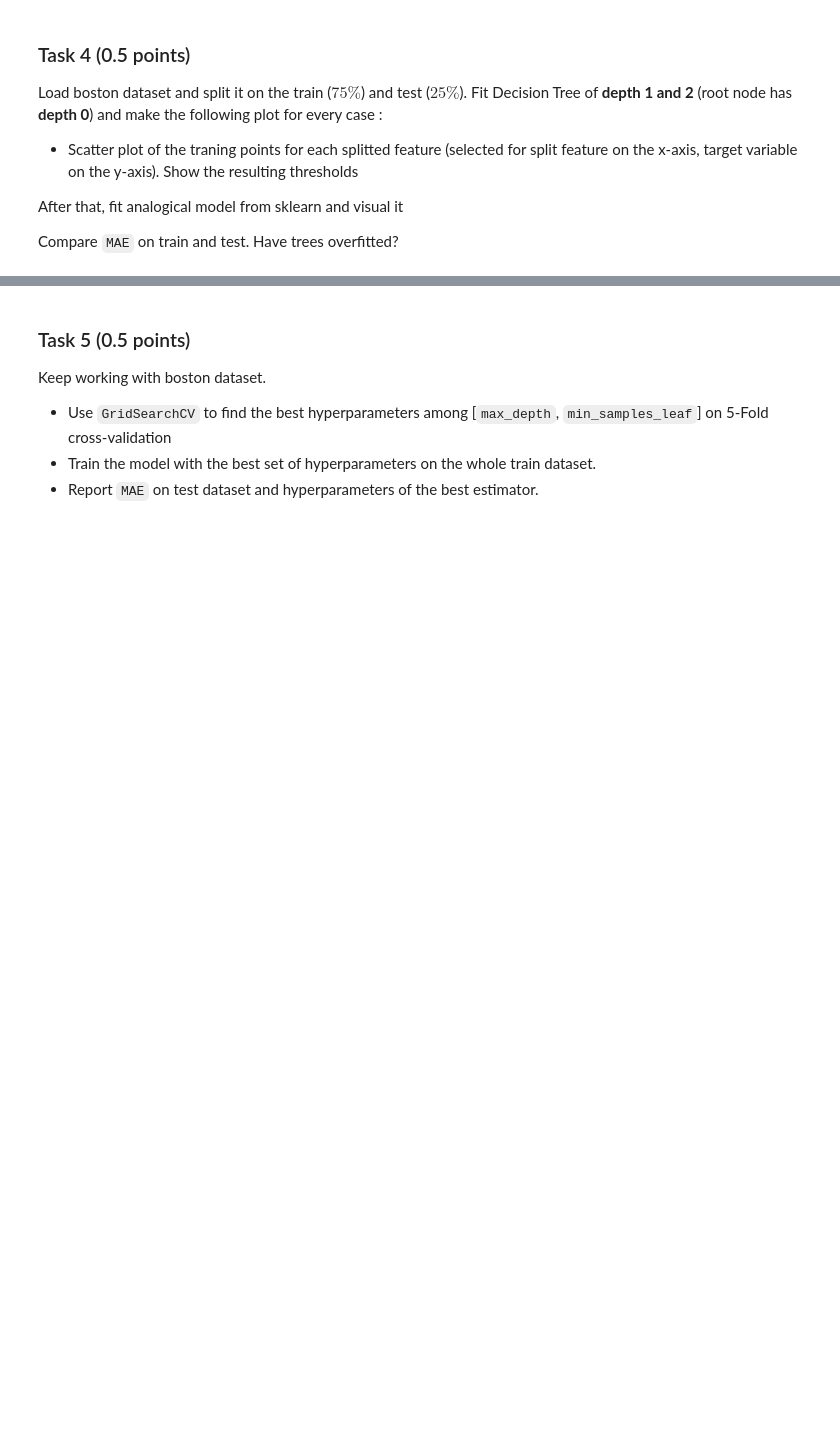
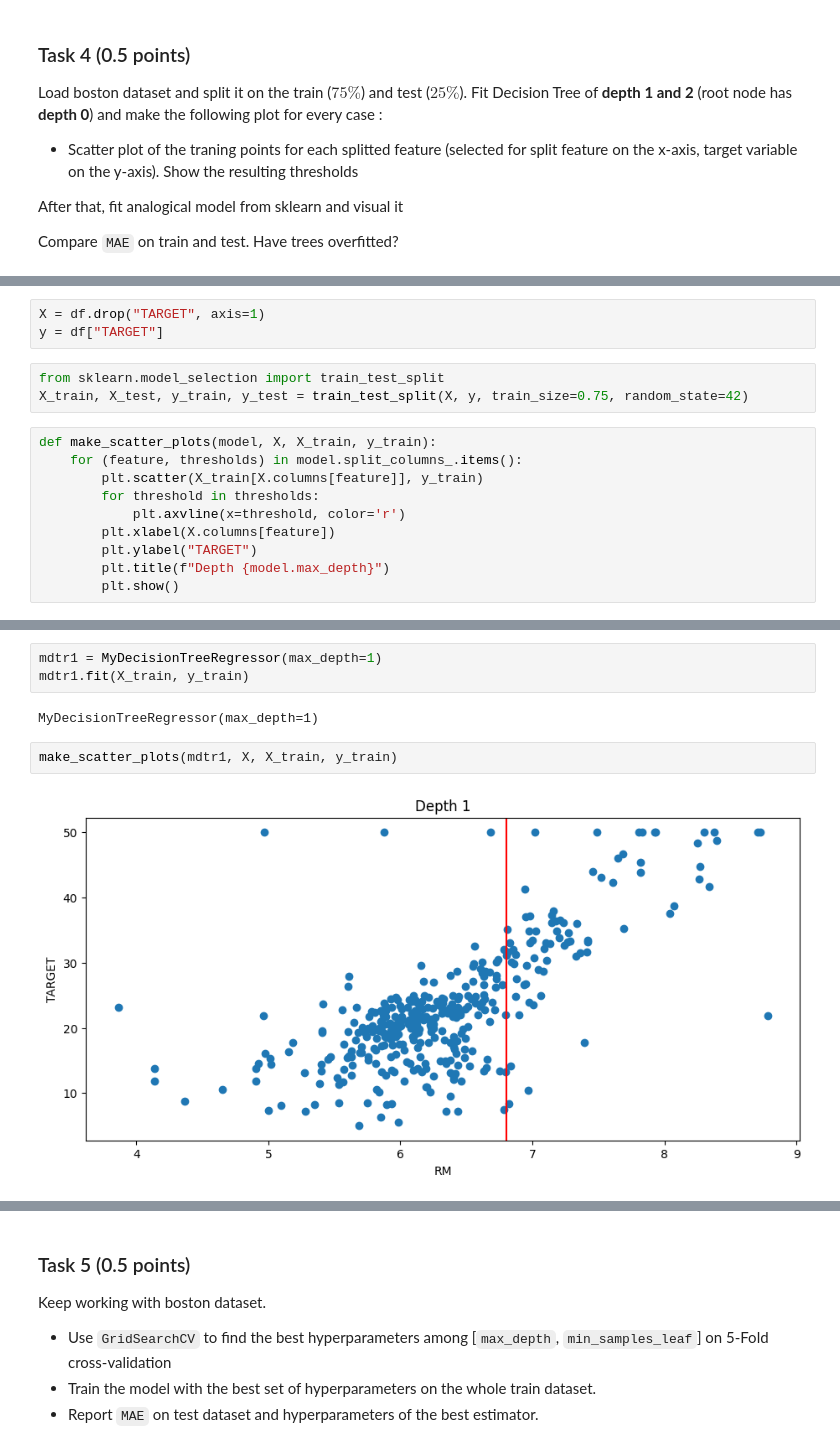
Before and after one commit to qwatro2/hse-mmad, a Jupyter notebook: hw4/Vlasov_NA_222_hw4_2024.ipynb, the cells around one changed output, grey strips where cells are left out. Saved outputs shown, nothing was run; the diff lists cells and outputs as text; blank space fills up the shorter version.

```diff
--- a/hw4/Vlasov_NA_222_hw4_2024.ipynb
+++ b/hw4/Vlasov_NA_222_hw4_2024.ipynb
@@ -407,0 +412,16 @@ df.head()
+# %%
+X = df.drop("TARGET", axis=1)
+y = df["TARGET"]
+# %%
+from sklearn.model_selection import train_test_split
+X_train, X_test, y_train, y_test = train_test_split(X, y, train_size=0.75, random_state=42)
+# %%
+def make_scatter_plots(model, X, X_train, y_train):
+    for (feature, thresholds) in model.split_columns_.items():
+        plt.scatter(X_train[X.columns[feature]], y_train)
+        for threshold in thresholds:
+            plt.axvline(x=threshold, color='r')
+        plt.xlabel(X.columns[feature])
+        plt.ylabel("TARGET")
+        plt.title(f"Depth {model.max_depth}")
+        plt.show()
@@ -407,0 +438,9 @@ df.head()
+# %%
+mdtr1 = MyDecisionTreeRegressor(max_depth=1)
+mdtr1.fit(X_train, y_train)
+# %% [output]
+MyDecisionTreeRegressor(max_depth=1)
+# %%
+make_scatter_plots(mdtr1, X, X_train, y_train)
+# %% [output]
+[figure, added]
```
Also changed, not shown: parts of 21 cells of this notebook.
